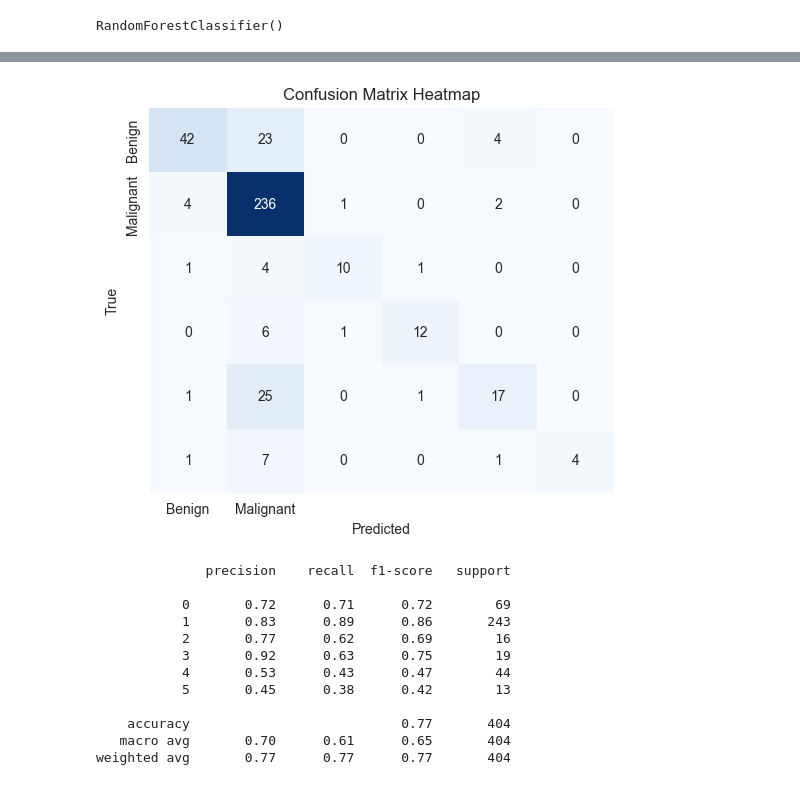
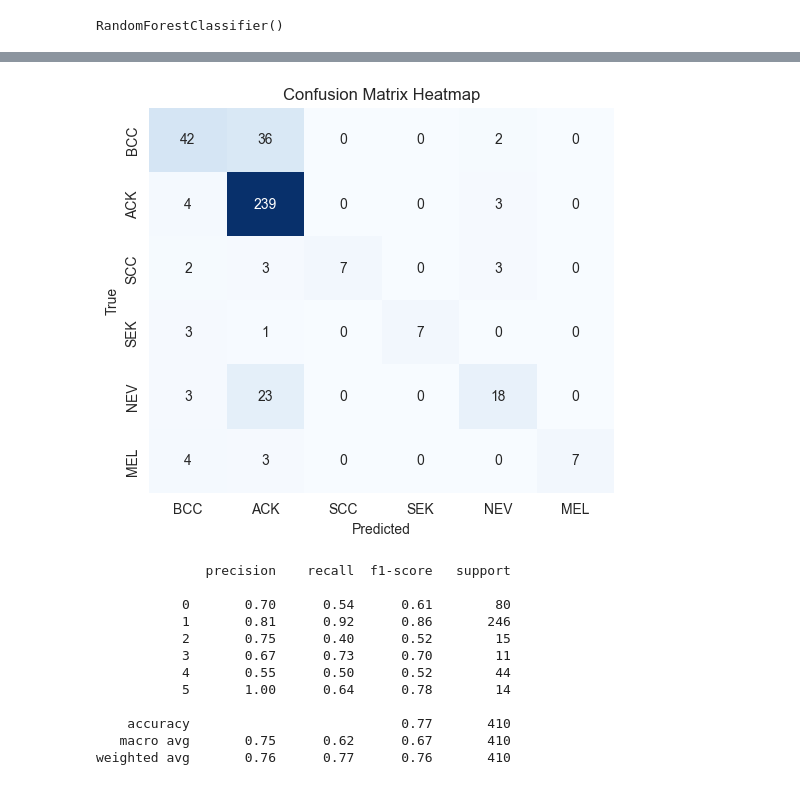
Before and after one commit to SamaHassa/DEPI-Project-, a Jupyter notebook: Skin Cancer Project.ipynb, the cells around one changed output, grey strips where cells are left out. Drawn from its saved outputs; the diff is of its cells as text; code cells hidden in the pictures.

```diff
--- a/Skin Cancer Project.ipynb
+++ b/Skin Cancer Project.ipynb
@@ -325,12 +351,14 @@ df['diagnostic'] = le.fit_transform(df['diagnostic'])
 df['background_father']= le.fit_transform(df['background_father'])
 df['background_mother']= le.fit_transform(df['background_mother'])
 df['region']= le.fit_transform(df['region'])
+df['img_id']=le.fit_transform(df['img_id'])
+df['biopsed']=le.fit_transform(df['biopsed'])
 # %%
 df = df.replace({True: 1, False: 0, 'TRUE': 1, 'FALSE': 0, 'UNK':0})
 # %%
 df['gender'] = df['gender'].replace({'MALE': 1, 'FEMALE': 0})
 # %%
-ml_drop_cols = ['patient_id', 'lesion_id', 'biopsed','img_id']
+ml_drop_cols = ['patient_id', 'lesion_id',]
 
 # Create separate datasets for ML and DL
 ml_df = df.drop(columns=[col for col in ml_drop_cols if col in df.columns])
@@ -416,35 +442,41 @@ Random Forest Recall Score (macro):58.84%
 # %%
 cm = confusion_matrix(y_test, y_pred2)
 
 # Create the heatmap
 plt.figure(figsize=(6, 5))
 sns.heatmap(cm, annot=True, fmt='d', cmap='Blues', cbar=False,
-            xticklabels=['Benign', 'Malignant'], yticklabels=['Benign', 'Malignant'])
+            xticklabels=["BCC","ACK","SCC","SEK","NEV","MEL"],yticklabels=["BCC","ACK","SCC","SEK","NEV","MEL"])
 
 # Add labels and title
 plt.xlabel('Predicted')
 plt.ylabel('True')
 plt.title('Confusion Matrix Heatmap')
 
 plt.show()
 # %% [output]
-[figure, old version]
+[figure, new version]
 # %%
+# Ensure the predictions and true labels have the same length
+if len(y_pred) > len(y_test):
+	y_pred = y_pred[:len(y_test)]
+elif len(y_pred) < len(y_test):
+	y_test = y_test[:len(y_pred)]
+
 report = classification_report(y_test, y_pred)
 print(report)
 # %% [output]
               precision    recall  f1-score   support
 
-           0       0.72      0.71      0.72        69
-           1       0.83      0.89      0.86       243
-           2       0.77      0.62      0.69        16
-           3       0.92      0.63      0.75        19
-           4       0.53      0.43      0.47        44
-           5       0.45      0.38      0.42        13
+           0       0.70      0.54      0.61        80
+           1       0.81      0.92      0.86       246
+           2       0.75      0.40      0.52        15
+           3       0.67      0.73      0.70        11
+           4       0.55      0.50      0.52        44
+           5       1.00      0.64      0.78        14
 
-    accuracy                           0.77       404
-   macro avg       0.70      0.61      0.65       404
-weighted avg       0.77      0.77      0.77       404
+    accuracy                           0.77       410
+   macro avg       0.75      0.62      0.67       410
+weighted avg       0.76      0.77      0.76       410
 # %%
 def get_scores(model, name):
     preds = model.predict(x_test)  # Use x_test instead of X_test_scaled
```
Also changed, not shown: parts of 28 cells of this notebook.
